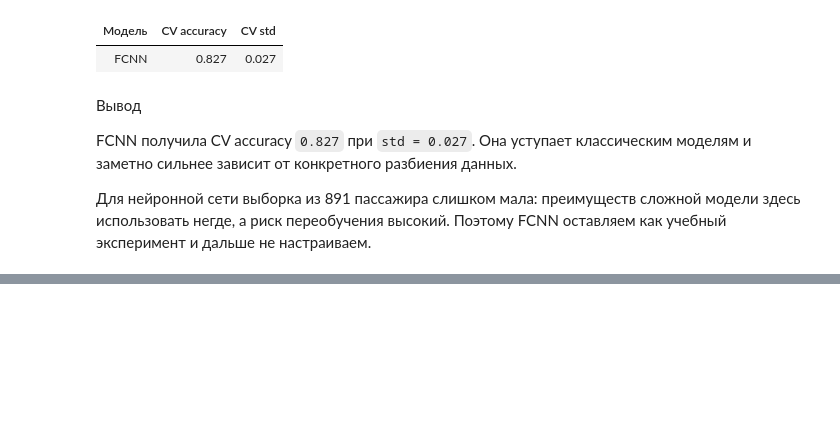
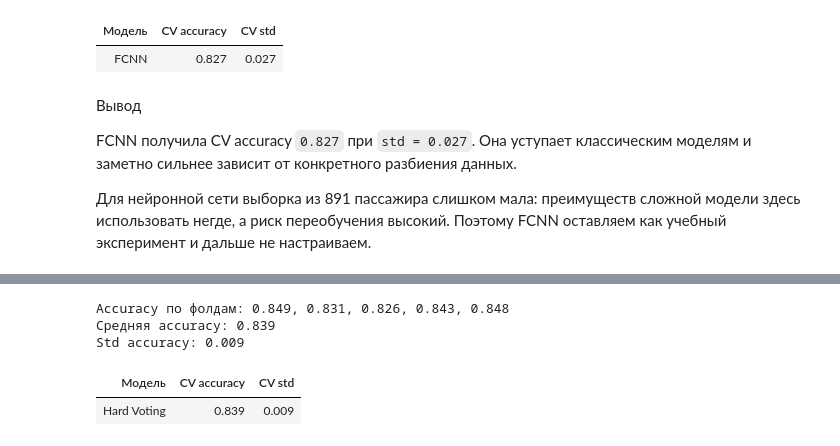
Before and after one commit to caesarrimskiyyyyyyyyyyyy/competition-titanic, a Jupyter notebook: notebooks/03_experiments.ipynb, the cells around one changed output, grey strips where cells are left out. Cells and saved outputs as stored; diff of their text form; code cells hidden in the pictures; blank space fills up the shorter version.

Commit message:
implement hard voting

```diff
--- a/notebooks/03_experiments.ipynb
+++ b/notebooks/03_experiments.ipynb
@@ -758,0 +765,62 @@ FCNN получила CV accuracy `0.827` при `std = 0.027`. Она усту
+# %%
+# Загружаем стабильные конфигурации базовых моделей.
+logistic_config = OmegaConf.load(CONFIG_DIR/'logistic_regression'/'01_stable.yaml')
+svc_config = OmegaConf.load(CONFIG_DIR/'svc'/'01_stable.yaml')
+random_forest_config = OmegaConf.load(CONFIG_DIR/'random_forest'/'01_stable.yaml')
+ensemble_config = OmegaConf.load(CONFIG_DIR/'ensemble'/'01_stable.yaml')
+
+# Создаём уже настроенные модели.
+logistic_model = instantiate(logistic_config.model)
+svc_model = instantiate(svc_config.model)
+random_forest_model = instantiate(random_forest_config.model)
+
+# Внешняя CV уже распараллеливает фолды.
+# Поэтому Random Forest внутри каждого фолда
+# использует только один поток.
+random_forest_model.set_params(n_jobs=1)
+
+# Передаём готовые модели в VotingClassifier.
+model = instantiate(
+    ensemble_config.model,
+    estimators=[
+        ('logistic_regression', logistic_model),
+        ('svc', svc_model),
+        ('random_forest', random_forest_model),
+    ],
+)
+
+# Все три модели используют одинаковые признаки
+# и общий sklearn preprocessing.
+pipeline = build_pipeline(model)
+
+voting_scores = evaluate(
+    pipeline=pipeline,
+    X=X,
+    y=y,
+)
+# %% [output]
+Accuracy по фолдам: 0.849, 0.831, 0.826, 0.843, 0.848
+Средняя accuracy: 0.839
+Std accuracy: 0.009
+# %%
+voting_result = (
+    pd.Series({
+        'Модель': 'Hard Voting',
+        'CV accuracy': voting_scores.mean(),
+        'CV std': voting_scores.std(),
+    })
+    .to_frame()
+    .T
+)
+
+display(
+    voting_result.style
+    .hide(axis='index')
+    .format({
+        'CV accuracy': '{:.3f}',
+        'CV std': '{:.3f}',
+    })
+)
+# %% [output]
+| Модель | CV accuracy | CV std |
+| Hard Voting | 0.839 | 0.009 |
```
Also changed, not shown: parts of 2 cells of this notebook, 2 other files.
